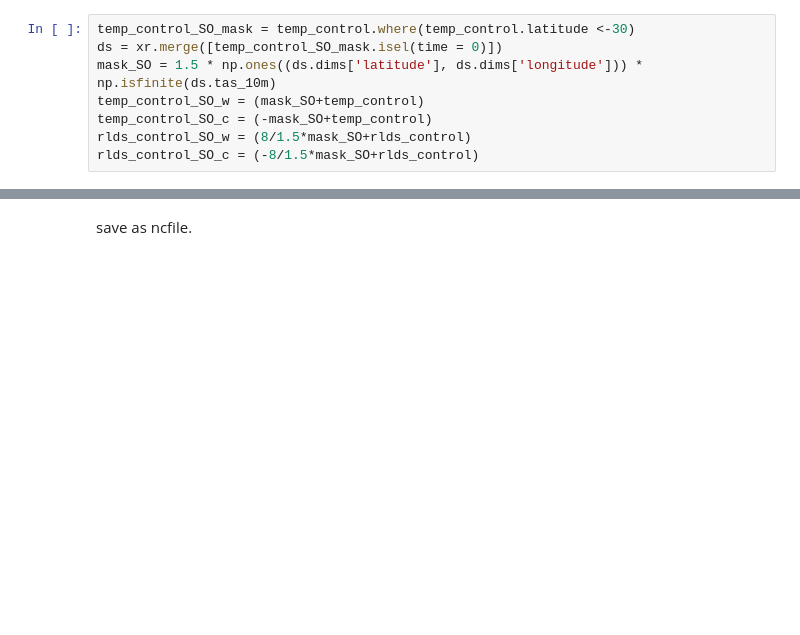
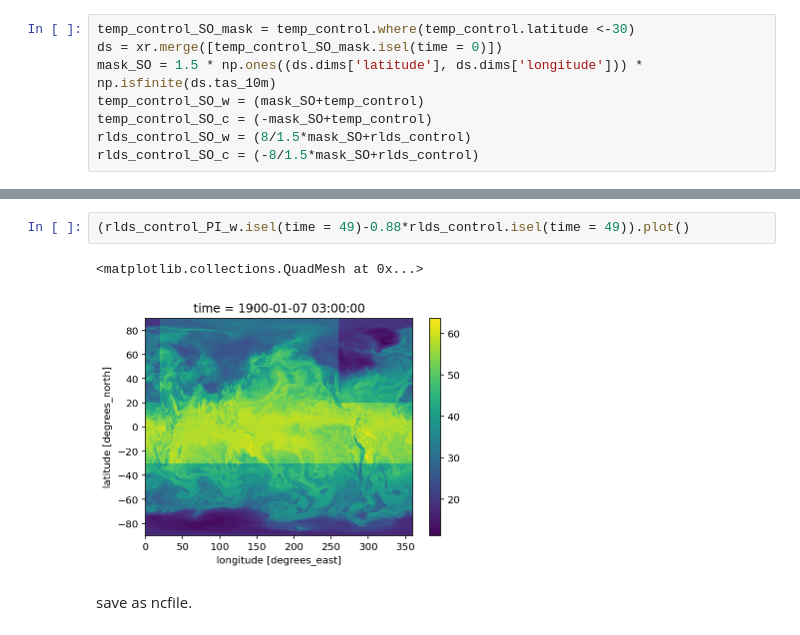
Before and after one commit to claireyung/unsw_clex_project_files, a Jupyter notebook: basin_forcings.ipynb, the cells around one changed output, grey strips where cells are left out. Drawn from its saved outputs; the diff is of its cells as text; blank space fills up the shorter version.

```diff
--- a/basin_forcings.ipynb
+++ b/basin_forcings.ipynb
@@ -77,3 +88,8 @@ rlds_control_SO_c = (-8/1.5*mask_SO+rlds_control)
+# %%
+(rlds_control_PI_w.isel(time = 49)-0.88*rlds_control.isel(time = 49)).plot()
+# %% [output]
+<matplotlib.collections.QuadMesh at 0x...>
+[figure, added]
 # %% [markdown]
 save as ncfile.
 # %% [markdown]
```
Also changed, not shown: parts of 7 cells of this notebook, 17 other files.
